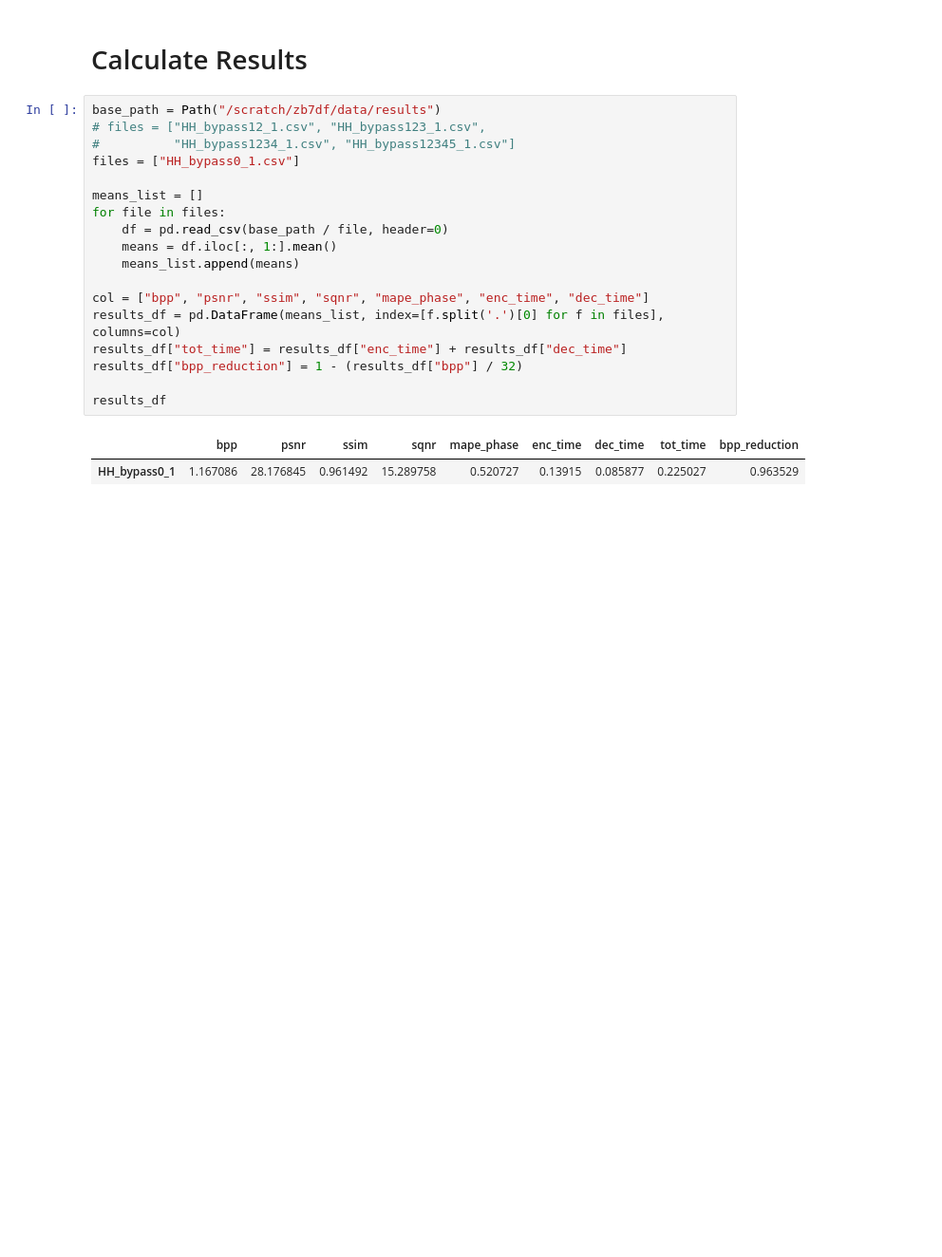
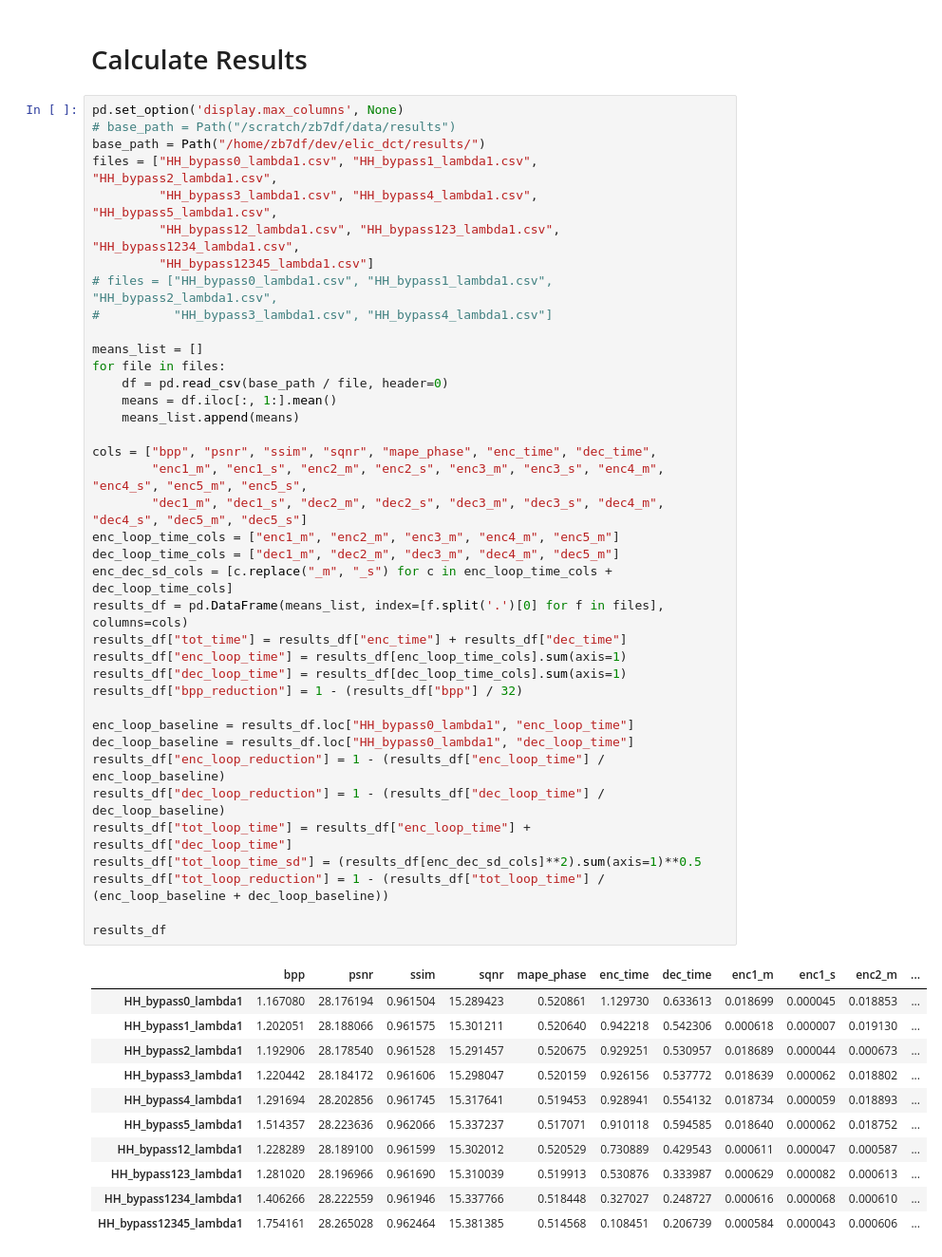
Before and after one commit to zb-umkc/elic_dct, a Jupyter notebook: elic_dct_rle.ipynb, the cells around one changed output. Shown at 95% size. Cells and saved outputs as stored; diff of their text form; blank space fills up the shorter version.

```diff
--- a/elic_dct_rle.ipynb
+++ b/elic_dct_rle.ipynb
@@ -141,23 +435,52 @@ for img in tqdm(y_hat[:10]):
 # %% [markdown]
 # Calculate Results
 # %%
-base_path = Path("/scratch/zb7df/data/results")
-# files = ["HH_bypass12_1.csv", "HH_bypass123_1.csv",
-#          "HH_bypass1234_1.csv", "HH_bypass12345_1.csv"]
-files = ["HH_bypass0_1.csv"]
+pd.set_option('display.max_columns', None)
+# base_path = Path("/scratch/zb7df/data/results")
+base_path = Path("/home/zb7df/dev/elic_dct/results/")
+files = ["HH_bypass0_lambda1.csv", "HH_bypass1_lambda1.csv", "HH_bypass2_lambda1.csv",
+         "HH_bypass3_lambda1.csv", "HH_bypass4_lambda1.csv", "HH_bypass5_lambda1.csv",
+         "HH_bypass12_lambda1.csv", "HH_bypass123_lambda1.csv", "HH_bypass1234_lambda1.csv",
+         "HH_bypass12345_lambda1.csv"]
+# files = ["HH_bypass0_lambda1.csv", "HH_bypass1_lambda1.csv", "HH_bypass2_lambda1.csv",
+#          "HH_bypass3_lambda1.csv", "HH_bypass4_lambda1.csv"]
 
 means_list = []
 for file in files:
     df = pd.read_csv(base_path / file, header=0)
     means = df.iloc[:, 1:].mean()
     means_list.append(means)
 
-col = ["bpp", "psnr", "ssim", "sqnr", "mape_phase", "enc_time", "dec_time"]
-results_df = pd.DataFrame(means_list, index=[f.split('.')[0] for f in files], columns=col)
+cols = ["bpp", "psnr", "ssim", "sqnr", "mape_phase", "enc_time", "dec_time",
+        "enc1_m", "enc1_s", "enc2_m", "enc2_s", "enc3_m", "enc3_s", "enc4_m", "enc4_s", "enc5_m", "enc5_s",
+        "dec1_m", "dec1_s", "dec2_m", "dec2_s", "dec3_m", "dec3_s", "dec4_m", "dec4_s", "dec5_m", "dec5_s"]
+enc_loop_time_cols = ["enc1_m", "enc2_m", "enc3_m", "enc4_m", "enc5_m"]
+dec_loop_time_cols = ["dec1_m", "dec2_m", "dec3_m", "dec4_m", "dec5_m"]
+enc_dec_sd_cols = [c.replace("_m", "_s") for c in enc_loop_time_cols + dec_loop_time_cols]
+results_df = pd.DataFrame(means_list, index=[f.split('.')[0] for f in files], columns=cols)
 results_df["tot_time"] = results_df["enc_time"] + results_df["dec_time"]
+results_df["enc_loop_time"] = results_df[enc_loop_time_cols].sum(axis=1)
+results_df["dec_loop_time"] = results_df[dec_loop_time_cols].sum(axis=1)
 results_df["bpp_reduction"] = 1 - (results_df["bpp"] / 32)
 
+enc_loop_baseline = results_df.loc["HH_bypass0_lambda1", "enc_loop_time"]
+dec_loop_baseline = results_df.loc["HH_bypass0_lambda1", "dec_loop_time"]
+results_df["enc_loop_reduction"] = 1 - (results_df["enc_loop_time"] / enc_loop_baseline)
+results_df["dec_loop_reduction"] = 1 - (results_df["dec_loop_time"] / dec_loop_baseline)
+results_df["tot_loop_time"] = results_df["enc_loop_time"] + results_df["dec_loop_time"]
+results_df["tot_loop_time_sd"] = (results_df[enc_dec_sd_cols]**2).sum(axis=1)**0.5
+results_df["tot_loop_reduction"] = 1 - (results_df["tot_loop_time"] / (enc_loop_baseline + dec_loop_baseline))
+
 results_df
 # %% [output]
-|  | bpp | psnr | ssim | sqnr | mape_phase | enc_time | dec_time | tot_time | bpp_reduction |
-| HH_bypass0_1 | 1.167086 | 28.176845 | 0.961492 | 15.289758 | 0.520727 | 0.13915 | 0.085877 | 0.225027 | 0.963529 |
+|  | bpp | psnr | ssim | sqnr | mape_phase | enc_time | dec_time | enc1_m | enc1_s | enc2_m | ... |
+| HH_bypass0_lambda1 | 1.167080 | 28.176194 | 0.961504 | 15.289423 | 0.520861 | 1.129730 | 0.633613 | 0.018699 | 0.000045 | 0.018853 | ... |
+| HH_bypass1_lambda1 | 1.202051 | 28.188066 | 0.961575 | 15.301211 | 0.520640 | 0.942218 | 0.542306 | 0.000618 | 0.000007 | 0.019130 | ... |
+| HH_bypass2_lambda1 | 1.192906 | 28.178540 | 0.961528 | 15.291457 | 0.520675 | 0.929251 | 0.530957 | 0.018689 | 0.000044 | 0.000673 | ... |
+| HH_bypass3_lambda1 | 1.220442 | 28.184172 | 0.961606 | 15.298047 | 0.520159 | 0.926156 | 0.537772 | 0.018639 | 0.000062 | 0.018802 | ... |
+| HH_bypass4_lambda1 | 1.291694 | 28.202856 | 0.961745 | 15.317641 | 0.519453 | 0.928941 | 0.554132 | 0.018734 | 0.000059 | 0.018893 | ... |
+| HH_bypass5_lambda1 | 1.514357 | 28.223636 | 0.962066 | 15.337237 | 0.517071 | 0.910118 | 0.594585 | 0.018640 | 0.000062 | 0.018752 | ... |
+| HH_bypass12_lambda1 | 1.228289 | 28.189100 | 0.961599 | 15.302012 | 0.520529 | 0.730889 | 0.429543 | 0.000611 | 0.000047 | 0.000587 | ... |
+| HH_bypass123_lambda1 | 1.281020 | 28.196966 | 0.961690 | 15.310039 | 0.519913 | 0.530876 | 0.333987 | 0.000629 | 0.000082 | 0.000613 | ... |
+| HH_bypass1234_lambda1 | 1.406266 | 28.222559 | 0.961946 | 15.337766 | 0.518448 | 0.327027 | 0.248727 | 0.000616 | 0.000068 | 0.000610 | ... |
+| HH_bypass12345_lambda1 | 1.754161 | 28.265028 | 0.962464 | 15.381385 | 0.514568 | 0.108451 | 0.206739 | 0.000584 | 0.000043 | 0.000606 | ... |
```
Also changed, not shown: parts of 27 cells of this notebook, 19 other files.
